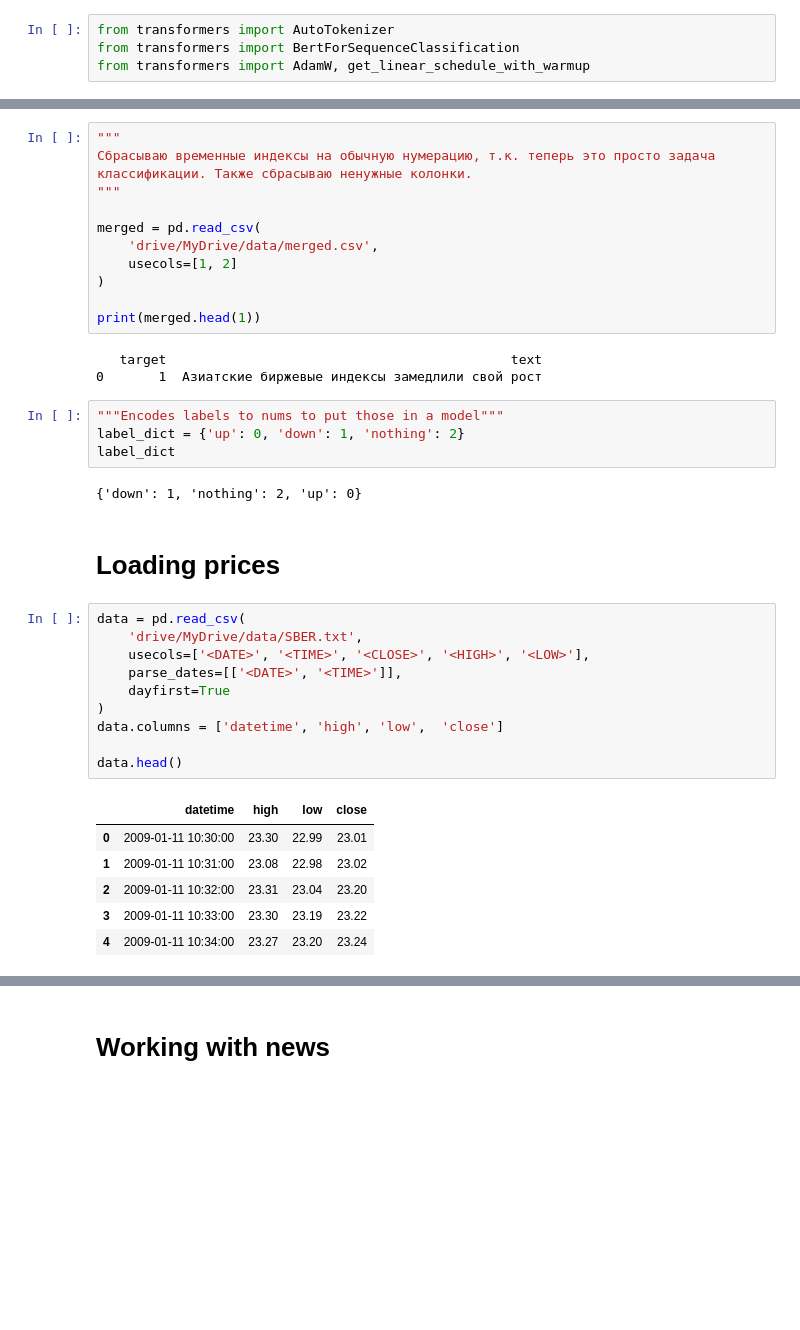
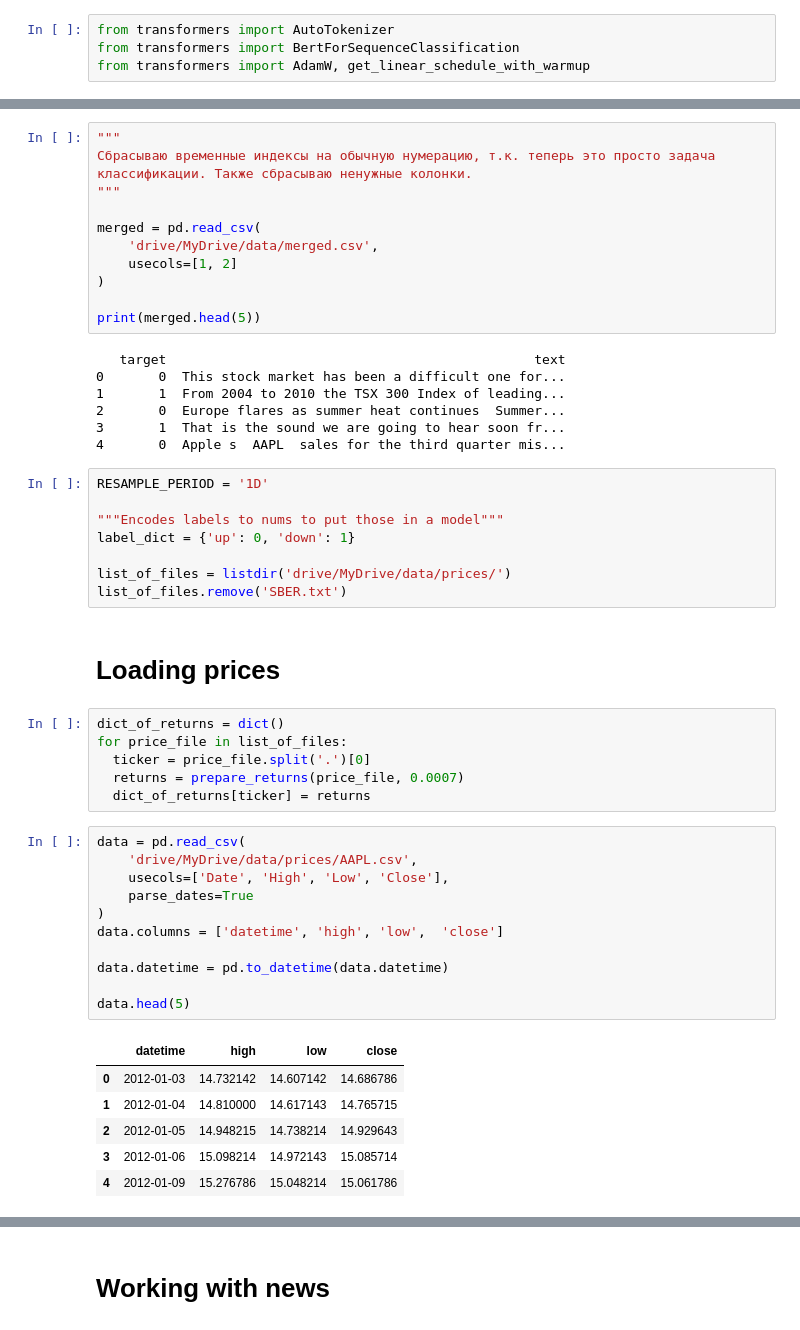
Before and after one commit to Quotermain/sber_stock_analysis, a Jupyter notebook: analysis.ipynb, the cells around one changed output, grey strips where cells are left out. Saved outputs shown, nothing was run; the diff lists cells and outputs as text; blank space fills up the shorter version.

```diff
--- a/analysis.ipynb
+++ b/analysis.ipynb
@@ -124,33 +193,46 @@ merged = pd.read_csv(
     usecols=[1, 2]
 )
 
-print(merged.head(1))
+print(merged.head(5))
 # %% [output]
-   target                                            text
-0       1  Азиатские биржевые индексы замедлили свой рост
+   target                                               text
+0       0  This stock market has been a difficult one for...
+1       1  From 2004 to 2010 the TSX 300 Index of leading...
+2       0  Europe flares as summer heat continues  Summer...
+3       1  That is the sound we are going to hear soon fr...
+4       0  Apple s  AAPL  sales for the third quarter mis...
 # %%
+RESAMPLE_PERIOD = '1D'
+
 """Encodes labels to nums to put those in a model"""
-label_dict = {'up': 0, 'down': 1, 'nothing': 2}
-label_dict
+label_dict = {'up': 0, 'down': 1}
+
+list_of_files = listdir('drive/MyDrive/data/prices/')
+list_of_files.remove('SBER.txt')
-# %% [output]
-{'down': 1, 'nothing': 2, 'up': 0}
 # %% [markdown]
 # Loading prices
+# %%
+dict_of_returns = dict()
+for price_file in list_of_files:
+  ticker = price_file.split('.')[0]
+  returns = prepare_returns(price_file, 0.0007)
+  dict_of_returns[ticker] = returns
 # %%
 data = pd.read_csv(
-    'drive/MyDrive/data/SBER.txt',
-    usecols=['<DATE>', '<TIME>', '<CLOSE>', '<HIGH>', '<LOW>'],
-    parse_dates=[['<DATE>', '<TIME>']],
-    dayfirst=True
+    'drive/MyDrive/data/prices/AAPL.csv',
+    usecols=['Date', 'High', 'Low', 'Close'],
+    parse_dates=True
 )
 data.columns = ['datetime', 'high', 'low',  'close']
 
-data.head()
+data.datetime = pd.to_datetime(data.datetime)
+
+data.head(5)
 # %% [output]
 |  | datetime | high | low | close |
-| 0 | 2009-01-11 10:30:00 | 23.30 | 22.99 | 23.01 |
-| 1 | 2009-01-11 10:31:00 | 23.08 | 22.98 | 23.02 |
-| 2 | 2009-01-11 10:32:00 | 23.31 | 23.04 | 23.20 |
-| 3 | 2009-01-11 10:33:00 | 23.30 | 23.19 | 23.22 |
-| 4 | 2009-01-11 10:34:00 | 23.27 | 23.20 | 23.24 |
+| 0 | 2012-01-03 | 14.732142 | 14.607142 | 14.686786 |
+| 1 | 2012-01-04 | 14.810000 | 14.617143 | 14.765715 |
+| 2 | 2012-01-05 | 14.948215 | 14.738214 | 14.929643 |
+| 3 | 2012-01-06 | 15.098214 | 14.972143 | 15.085714 |
+| 4 | 2012-01-09 | 15.276786 | 15.048214 | 15.061786 |
 # %%
```
Also changed, not shown: parts of 90 cells of this notebook.
